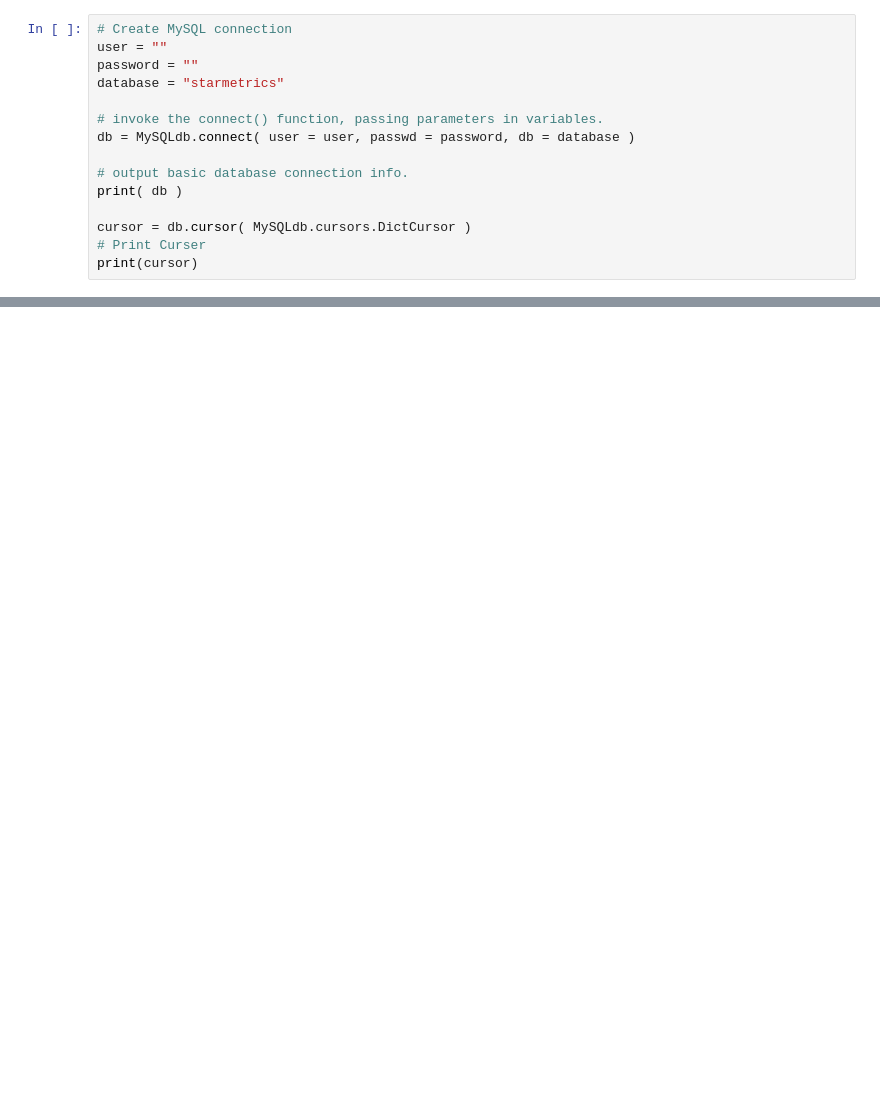
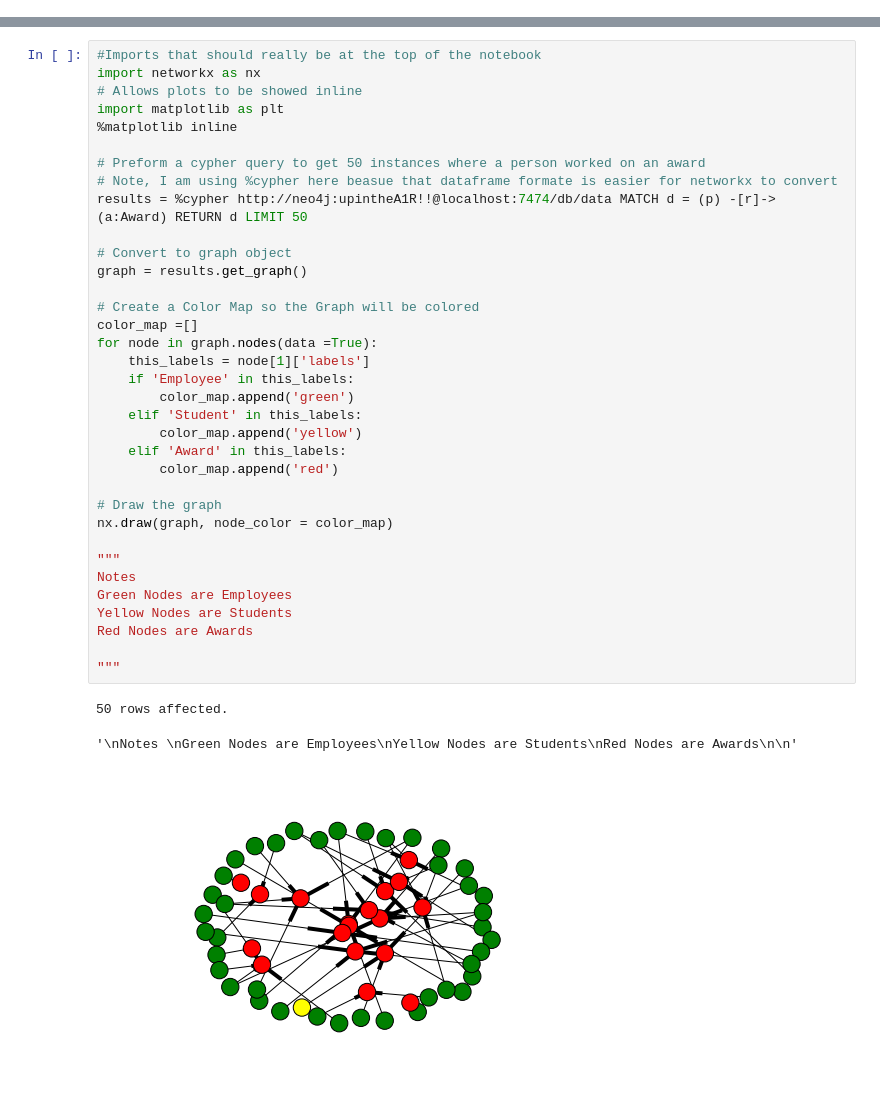
Before and after one commit to American-Institutes-for-Research/dsaa-cssip-big-data-workbooks, a Jupyter notebook: 06. Networks/networks with neo4j.ipynb, the cells around one changed output, grey strips where cells are left out. Drawn from its saved outputs; the diff is of its cells as text; blank space fills up the shorter version.

Commit message:
update Networks exersice for review

```diff
--- a/06. Networks/networks with neo4j.ipynb
+++ b/06. Networks/networks with neo4j.ipynb
@@ -7,15 +0,0 @@ import MySQLdb
-# %%
-# Create MySQL connection
-user = ""
-password = ""
-database = "starmetrics"
-
-# invoke the connect() function, passing parameters in variables.
-db = MySQLdb.connect( user = user, passwd = password, db = database )
-
-# output basic database connection info.
-print( db )
-
-cursor = db.cursor( MySQLdb.cursors.DictCursor )
-# Print Curser
-print(cursor)
@@ -521,0 +306,39 @@ db.close()
+# %%
+#Imports that should really be at the top of the notebook
+import networkx as nx
+# Allows plots to be showed inline
+import matplotlib as plt
+%matplotlib inline
+
+# Preform a cypher query to get 50 instances where a person worked on an award
+# Note, I am using %cypher here beasue that dataframe formate is easier for networkx to convert
+results = %cypher http://neo4j:upintheA1R!!@localhost:7474/db/data MATCH d = (p) -[r]-> (a:Award) RETURN d LIMIT 50
+
+# Convert to graph object
+graph = results.get_graph()
+
+# Create a Color Map so the Graph will be colored
+color_map =[]
+for node in graph.nodes(data =True):
+    this_labels = node[1]['labels']
+    if 'Employee' in this_labels:
+        color_map.append('green')
+    elif 'Student' in this_labels:
+        color_map.append('yellow')
+    elif 'Award' in this_labels:
+        color_map.append('red')
+
+# Draw the graph
+nx.draw(graph, node_color = color_map)
+
+"""
+Notes
+Green Nodes are Employees
+Yellow Nodes are Students
+Red Nodes are Awards
+
+"""
+# %% [output]
+50 rows affected.
+'\nNotes \nGreen Nodes are Employees\nYellow Nodes are Students\nRed Nodes are Awards\n\n'
+[figure, added]
```
Also changed, not shown: parts of 61 cells of this notebook, 5 other files.
